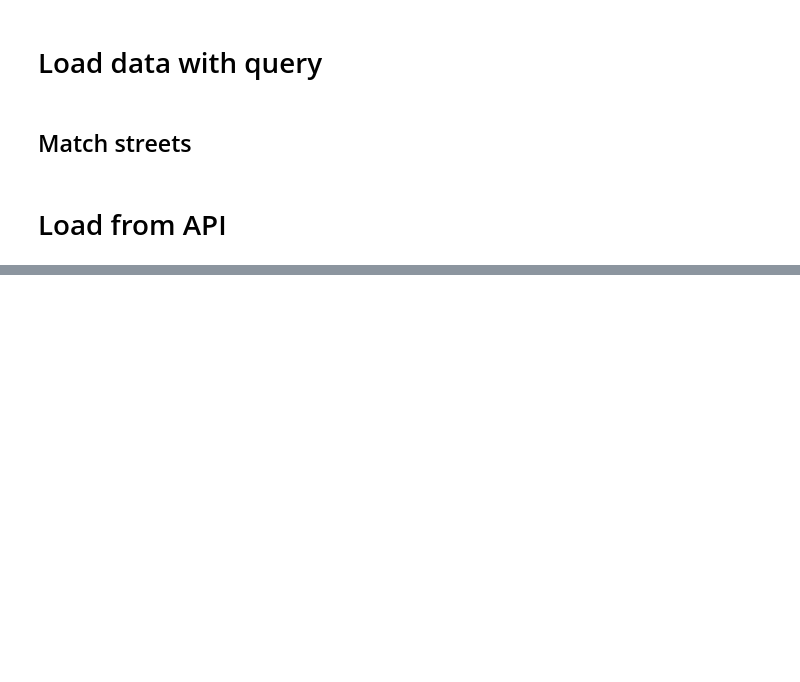
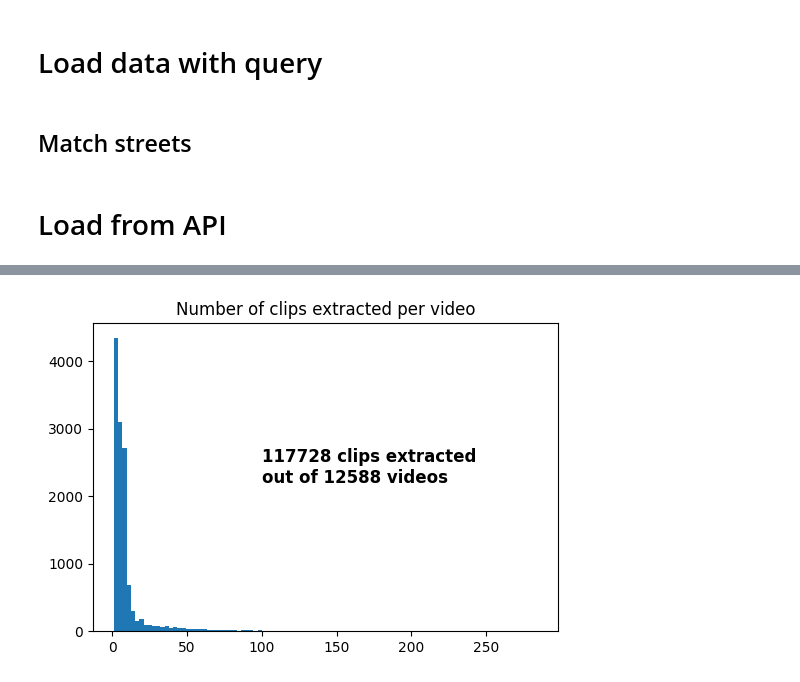
Before and after one commit to EPFL-EMPlus/emplusvault, a Jupyter notebook: notebook/location_recognition.ipynb, the cells around one changed output, grey strips where cells are left out. Drawn from its saved outputs; the diff is of its cells as text; code cells hidden in the pictures; blank space fills up the shorter version.

```diff
--- a/notebook/location_recognition.ipynb
+++ b/notebook/location_recognition.ipynb
@@ -153,0 +162,10 @@ len(df.media_id.unique())
+# %%
+metadata = dataframe_from_hdf5("/mnt/g/rts/metadata", "rts_metadata")
+metadata.reset_index(inplace=True)
+metadata.rename(columns = {"mediaId": "rts_id"}, inplace=True)
+# %%
+df["rts_id"] = df["media_id"].apply(lambda x: x.split("-")[1])
+df = df.merge(metadata, on='rts_id', how='left')
+# %%
+df["publishedDate"] = pd.to_datetime(df["publishedDate"])
+df["year"] = df["publishedDate"].dt.year
@@ -153,0 +181,8 @@ len(df.media_id.unique())
+# %%
+plt.figure(figsize=(6, 4))
+df.rts_id.value_counts().hist(bins=100, grid = False)
+plt.title("Number of clips extracted per video")
+plt.text(100, 2200, f"{len(df)} clips extracted\nout of {len(df.rts_id.unique())} videos", fontdict={"size": 12, "weight": "bold"})
+plt.show()
+# %% [output]
+[figure, added]
```
Also changed, not shown: parts of 17 cells of this notebook.
